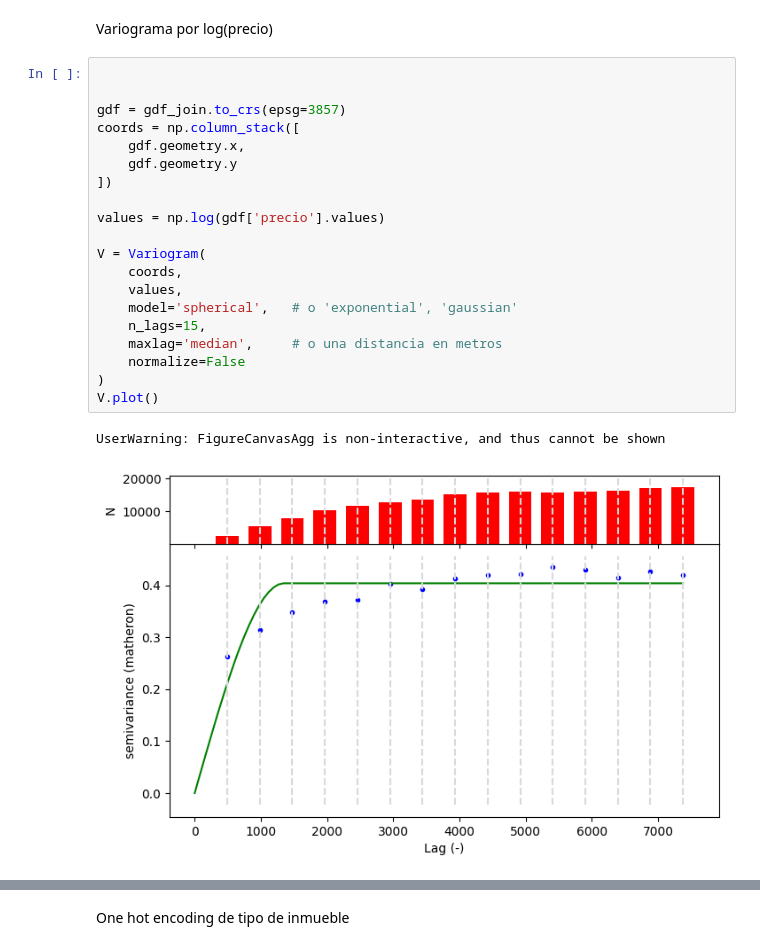
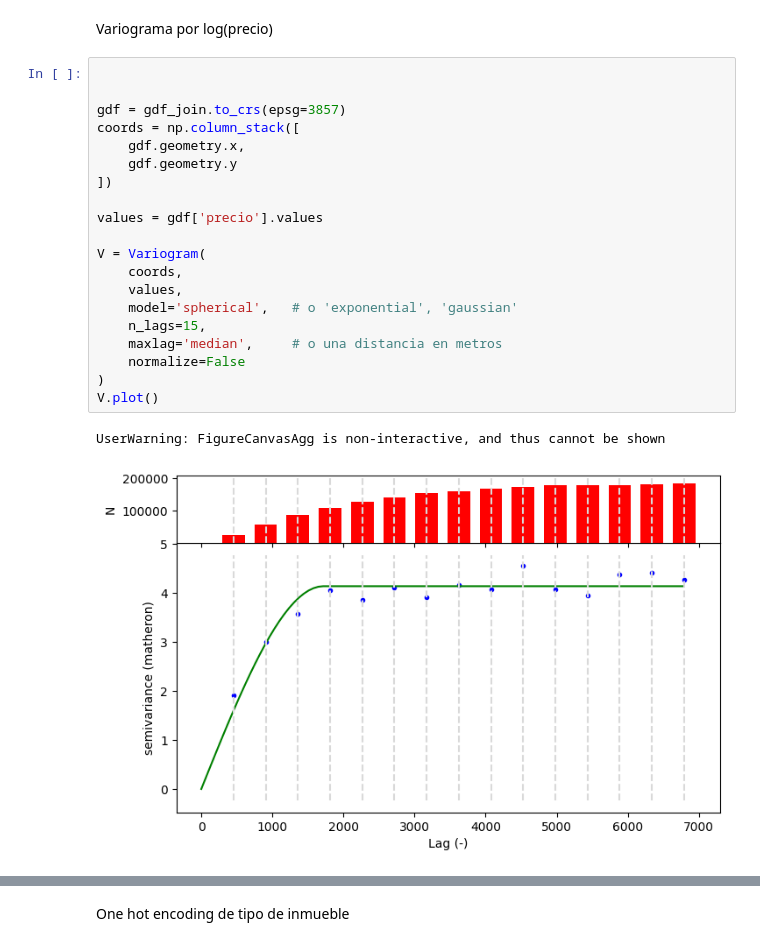
Before and after one commit to santieliges/caba-property-opportunities, a Jupyter notebook: modelo_venta_caba.ipynb, the cells around one changed output, grey strips where cells are left out. Cells and saved outputs as stored; diff of their text form.

```diff
--- a/modelo_venta_caba.ipynb
+++ b/modelo_venta_caba.ipynb
@@ -454,23 +475,23 @@ Variograma por log(precio)
 # %%
 
 
 gdf = gdf_join.to_crs(epsg=3857)
 coords = np.column_stack([
     gdf.geometry.x,
     gdf.geometry.y
 ])
 
-values = np.log(gdf['precio'].values)
+values = gdf['precio'].values
 
 V = Variogram(
     coords,
     values,
     model='spherical',   # o 'exponential', 'gaussian'
     n_lags=15,
     maxlag='median',     # o una distancia en metros
     normalize=False
 )
 V.plot()
 # %% [output]
 UserWarning: FigureCanvasAgg is non-interactive, and thus cannot be shown
-[figure, old version]
+[figure, new version]
```
Also changed, not shown: parts of 27 cells of this notebook.
